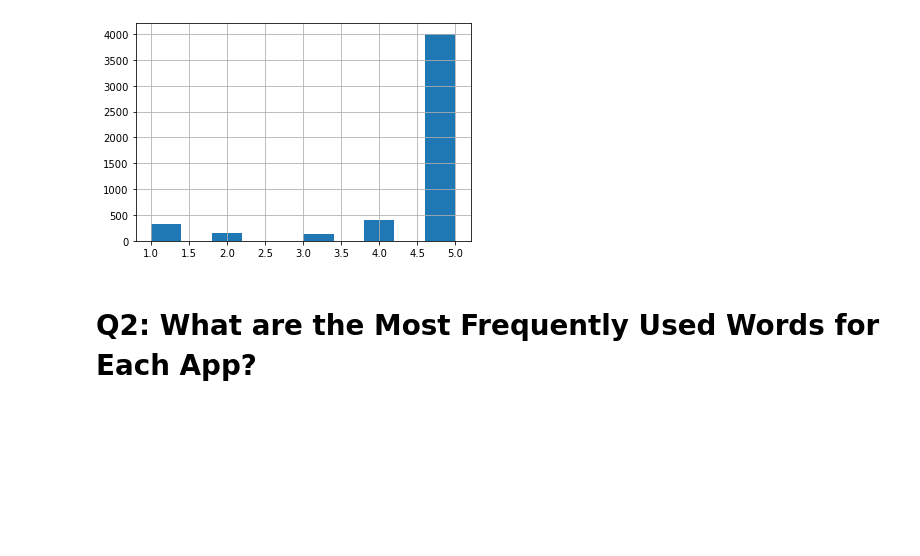
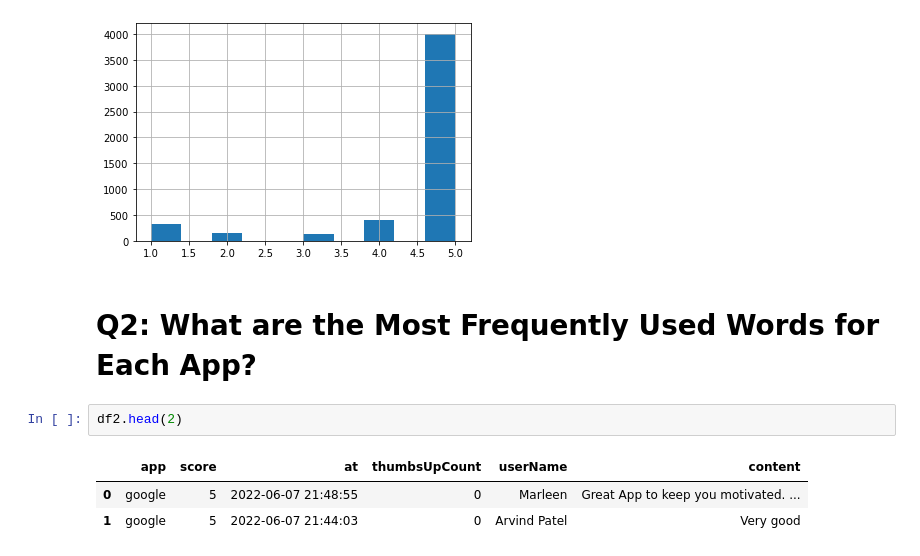
Before and after one commit to stephanie-jones78/fit-scraper, a Jupyter notebook: fit-app-scraping.ipynb, the cells around one changed output. Drawn from its saved outputs; the diff is of its cells as text; blank space fills up the shorter version.

```diff
--- a/fit-app-scraping.ipynb
+++ b/fit-app-scraping.ipynb
@@ -263,3 +263,9 @@ for df in dfs:
 [figure]
 # %% [markdown]
 # Q2: What are the Most Frequently Used Words for Each App?
+# %%
+df2.head(2)
+# %% [output]
+|  | app | score | at | thumbsUpCount | userName | content |
+| 0 | google | 5 | 2022-06-07 21:48:55 | 0 | Marleen | Great App to keep you motivated. ... |
+| 1 | google | 5 | 2022-06-07 21:44:03 | 0 | Arvind Patel | Very good |
```
Also changed, not shown: parts of 6 cells of this notebook.
